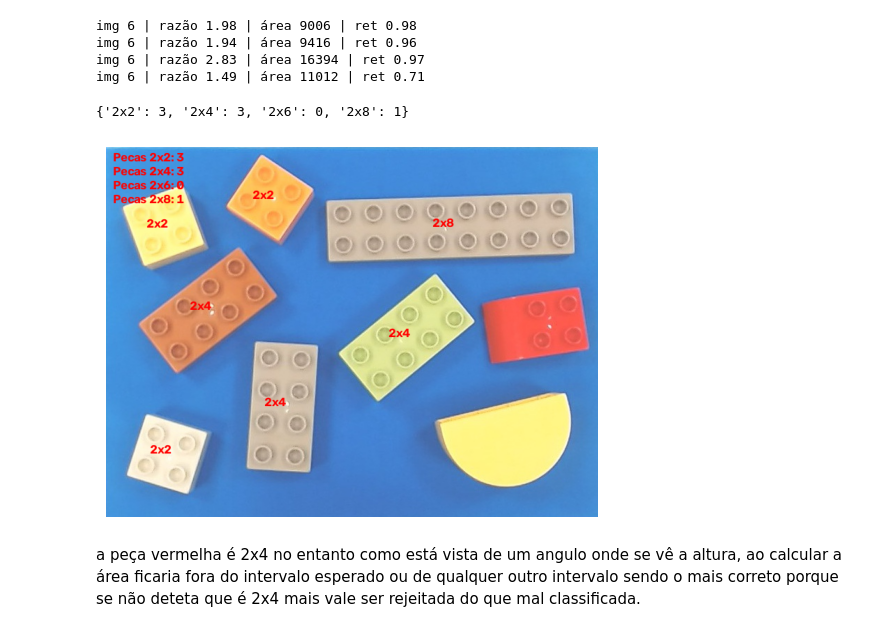
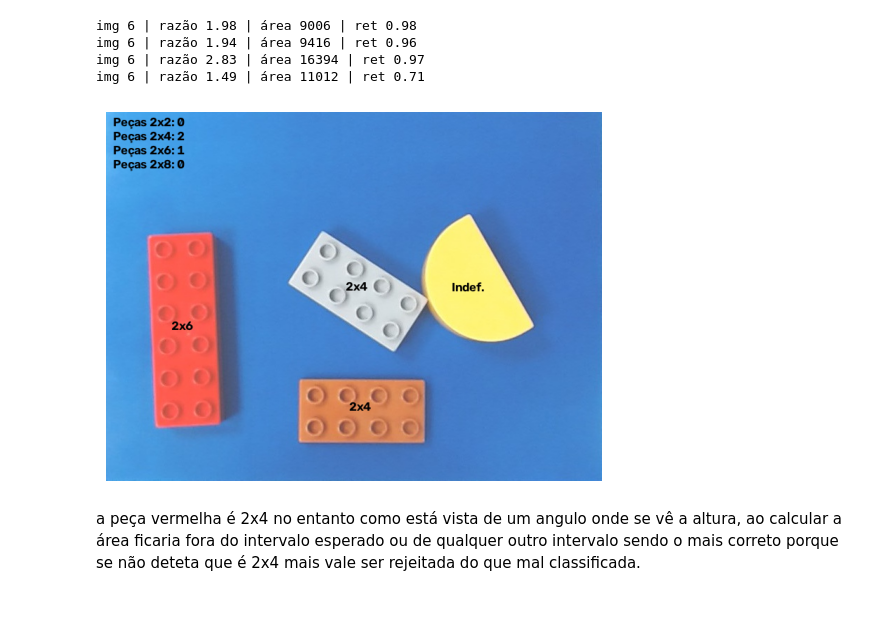
Before and after one commit to beatizisjesus-ctrl/PIV_TP1, a Jupyter notebook: PIV_TP1.ipynb, the cells around one changed output. Saved outputs shown, nothing was run; the diff lists cells and outputs as text; code cells hidden in the pictures.

```diff
--- a/PIV_TP1.ipynb
+++ b/PIV_TP1.ipynb
@@ -9,6 +8,8 @@ numTreino = [1, 2, 4, 9, 10, 11, 13, 22, 23, 25]
 
 testes = [cv2.imread(f"treino/lego{n}.jpg") for n in numTeste]
 treino = [cv2.imread(f"treino/lego0{n}.jpg" if n < 10 else f"treino/lego{n}.jpg") for n in numTreino]
+
+imagens = treino
 # %% [markdown]
 
 Em tons de cinzento, o fundo azul e algumas peças (vermelha, verde, laranja...) ficam com brilho parecido, e nenhum limiar, fixo ou Otsu, as consegue separar. O problema não é o valor do limiar, é que o brilho não distingue fundo de peças. A solução é segmentar pela cor. Ou seja, em ves de ler a imagem em tons de cinzento, esta sera lida com as cores originais e usa-se o fundo azul como referência.
@@ -202,8 +164,9 @@ minAreaRect: Melhor escolha. As razões teóricas são 1, 2, 3 e 4, e não depen
 contourArea: Boa, como confirmação. Proporcional ao nº de pinos (4, 8, 12, 16), e como a câmara é paralela à mesa e está fixa, a escala é constante
 contourArea + minAreaRect: Boa para filtrar ruído. Peças retangulares dão valores próximos de 1, e as outras peças de Lego presentes na imagem ficam abaixo.
 # %%
-margem = 5 * 3 * 2
+margem = 5 * 3 * 2 # número de erosões * raio do elemento estruturante * lados
 # 5 × 3 = 15 px são o que se perde num lado
+# O elemento é uma elipse de 7x7 píxeis, ou seja, tem um centro e 3 píxeis para cada lado (3 + 1 + 3 = 7).
 # A largura tem dois lados (esquerdo e direito), por isso perde 2 × 15 = 30 px
 # O comprimento também tem dois lados (cima e baixo), por isso também perde 30 px
 # Por isso a margem é somada à largura e ao comprimento (*AQUI)
@@ -220,11 +183,11 @@ def medir(contorno):
     # Área da região dentro do contorno, em píxeis. É a área da peça real (depois da erosão), e não a do retângulo.
 
     ret = area / (w * h) # retangularidade (sem compensação, é só uma razão de áreas)
-    # Retangularidade: área da peça a dividir pela área do retângulo mínimo w * h
+    # Retangularidade: área da peça a dividir pela área do retângulo
     # Se a peça for um retângulo perfeito, os dois valores coincidem e o resultado é 1
     # Se for outra forma, a peça preenche só parte do retângulo e o valor desce (o semicírculo deu cerca de 0,79)
     # Está antes da compensação de propósito: a area do contorno é a erosionada, por isso w * h também tem de ser
-    # Se somasses a margem primeiro, estarias a comparar uma área pequena com um retângulo já “reposto”,
+    # Se somasse a margem primeiro, estaria a comparar uma área pequena com um retângulo já “reposto”,
     # e a razão ficaria errada.
 
     w += margem # (*AQUI)
@@ -238,12 +201,8 @@ def medir(contorno):
     return {"centro": (cx, cy), "maior": maior, "menor": menor,
             "razao": maior / menor, "area": area, "retangularidade": ret}
 
-# Calibração numa só imagem
-i = 6
-conts, _ = cv2.findContours(treino_sep[i], cv2.RETR_EXTERNAL, cv2.CHAIN_APPROX_SIMPLE) # TIRAR ISTO
-# JÁ ESTÁ FEITO LÁ EM CIMA MAS VAI TER QUE SER ALTERADO PARA SER GLOBAL
 
-for c in conts:
+for c in contorno:
     m = medir(c)
     print(f"img {i} | razão {m['razao']:.2f} | área {m['area']:.0f} | ret {m['retangularidade']:.2f}")
     # NECESSÁRIO PERCORRER TODAS DE TREINO PARA ANALISAR MELHOR OS VALORES E TIRAR CONCLUSÕES
@@ -259,49 +218,50 @@ def classificar(m):
     # rejeitar o que não é retangular (semicírculo, outras peças, ruído)
     if m["retangularidade"] < 0.85:
         return None
     r = m["razao"]
     # classificar pela razão, com zonas de rejeição entre as classes
     if 0.85 <= r <= 1.25:
         return "2x2"
     elif 1.75 <= r <= 2.25:
         return "2x4"
     elif 2.6 <= r <= 3.3:
         return "2x6"
     elif 3.5 <= r <= 4.3:
         return "2x8"
     return None   # razão fora das classes (ex.: peça vermelha curva, 1.54)
 
 # Escreve na imagem as peças identificadas
-def contar(img_bin, img_cor):
+def contar(conts, img_cor):
     contagem = {"2x2": 0, "2x4": 0, "2x6": 0, "2x8": 0}
     saida = img_cor.copy()
-    conts, _ = cv2.findContours(img_bin, cv2.RETR_EXTERNAL, cv2.CHAIN_APPROX_SIMPLE)
 
     for c in conts:
-        m = medir(c)
-        tipo = classificar(m)
+        m = medir(c) # métricas
+        tipo = classificar(m) # classificação
+
+        cx, cy = m["centro"]
+
         if tipo is None:
-            continue                      # peça rejeitada: não se escreve nada
+            cv2.putText(saida, "Indef.", (int(cx) - 17, int(cy)), # imagem, texto, posição
+                    cv2.FONT_HERSHEY_SIMPLEX, 0.6, (0, 0, 0), 2) # fonte, tamanho, cor, espessura
+            continue
+
         contagem[tipo] += 1
-        cx, cy = m["centro"]
-        cv2.putText(saida, tipo, (int(cx) - 25, int(cy)),
-                    cv2.FONT_HERSHEY_SIMPLEX, 0.6, (0, 0, 255), 2)   # vermelho (BGR)
+
+        cv2.putText(saida, tipo, (int(cx) - 17, int(cy)),
+                    cv2.FONT_HERSHEY_SIMPLEX, 0.6, (0, 0, 0), 2)
 
     # resumo no canto superior esquerdo
     for k, tipo in enumerate(["2x2", "2x4", "2x6", "2x8"]):
-        cv2.putText(saida, f"Pecas {tipo}: {contagem[tipo]}", (10, 20 + 20 * k),
-                    cv2.FONT_HERSHEY_SIMPLEX, 0.6, (0, 0, 255), 2)
-    return contagem, saida
+        cv2.putText(saida, f"Peças {tipo}: {contagem[tipo]}", (10, 20 + 20 * k),
+                    cv2.FONT_HERSHEY_SIMPLEX, 0.6, (0, 0, 0), 2)
+    return saida
 
-
-i = 0
-contagem, saida = contar(treino_sep[i], treino[i])
-print(contagem)
+saida = contar(contornos[i], treino[i])
 plt.imshow(saida[:, :, ::-1])
 plt.axis("off")
 plt.show()
 # %% [output]
-{'2x2': 3, '2x4': 3, '2x6': 0, '2x8': 1}
-[figure, old version]
+[figure, new version]
 # %% [markdown]
 a peça vermelha é 2x4 no entanto como está vista de um angulo onde se vê a altura, ao calcular a área ficaria fora do intervalo esperado ou de qualquer outro intervalo sendo o mais correto porque se não deteta que é 2x4 mais vale ser rejeitada do que mal classificada.
```
Also changed, not shown: parts of 11 cells of this notebook.
